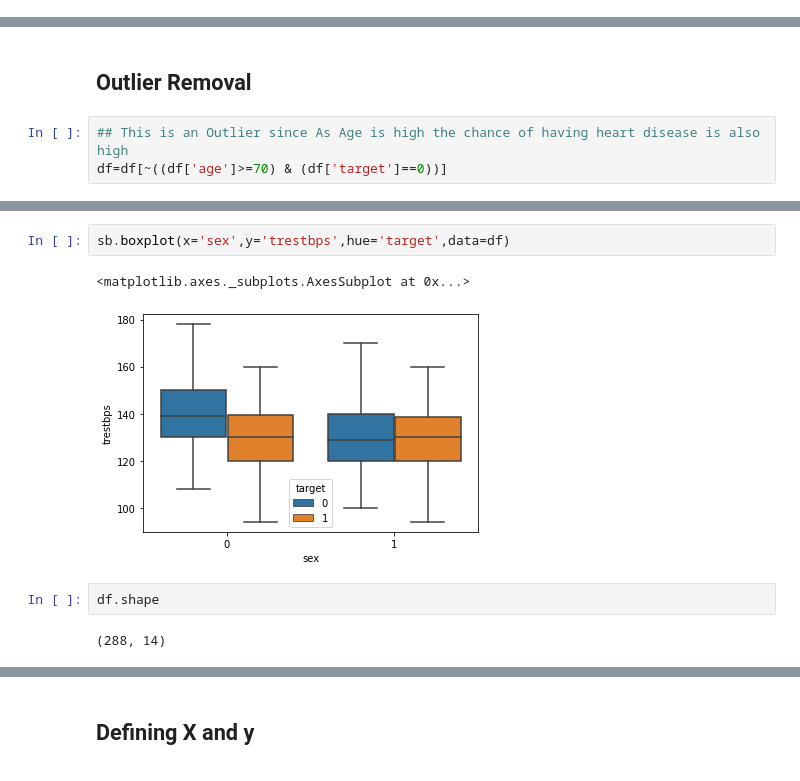
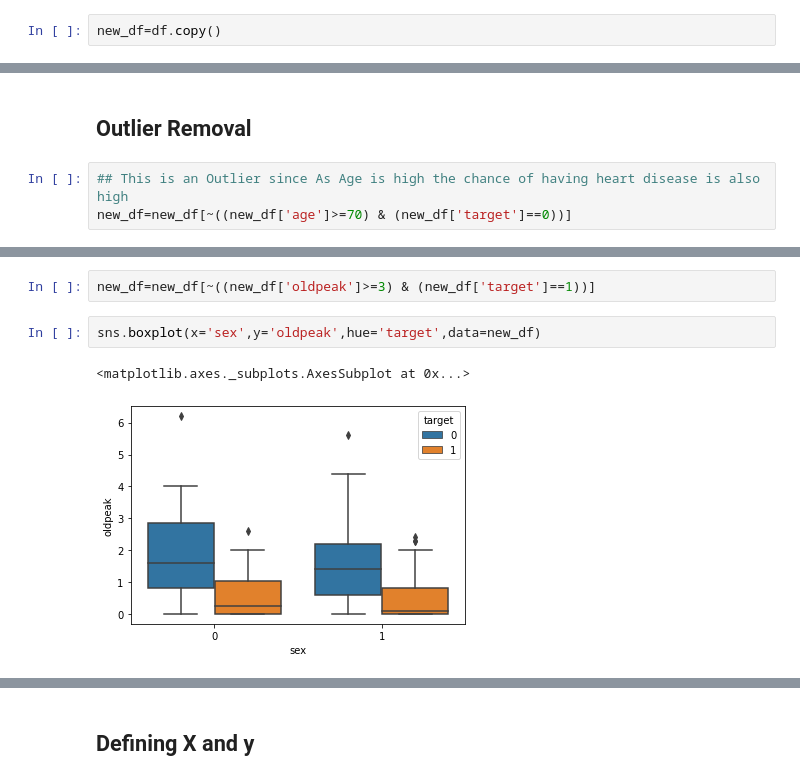
Before and after one commit to Aftabgazali/Heart-Disease-Classification, a Jupyter notebook: Heart_Disease_Classification.ipynb, the cells around one changed output, grey strips where cells are left out. Cells and saved outputs as stored; diff of their text form.

```diff
--- a/Heart_Disease_Classification.ipynb
+++ b/Heart_Disease_Classification.ipynb
@@ -30,0 +89,2 @@ plt.show()
+# %%
+new_df=df.copy()
@@ -65,5 +615,5 @@ sb.boxplot(x='sex',y='chol',hue='target',data=df)
 ## Outlier Removal
 # %%
 ## This is an Outlier since As Age is high the chance of having heart disease is also high
-df=df[~((df['age']>=70) & (df['target']==0))]
+new_df=new_df[~((new_df['age']>=70) & (new_df['target']==0))]
 # %%
@@ -111,9 +643,7 @@ sb.catplot(data=df,x='sex',y='trestbps',hue='target')
+# %%
+new_df=new_df[~((new_df['oldpeak']>=3) & (new_df['target']==1))]
 # %%
-sb.boxplot(x='sex',y='trestbps',hue='target',data=df)
+sns.boxplot(x='sex',y='oldpeak',hue='target',data=new_df)
 # %% [output]
 <matplotlib.axes._subplots.AxesSubplot at 0x...>
-[figure, old version]
+[figure, new version]
-# %%
-df.shape
-# %% [output]
-(288, 14)
```
Also changed, not shown: parts of 136 cells of this notebook.
